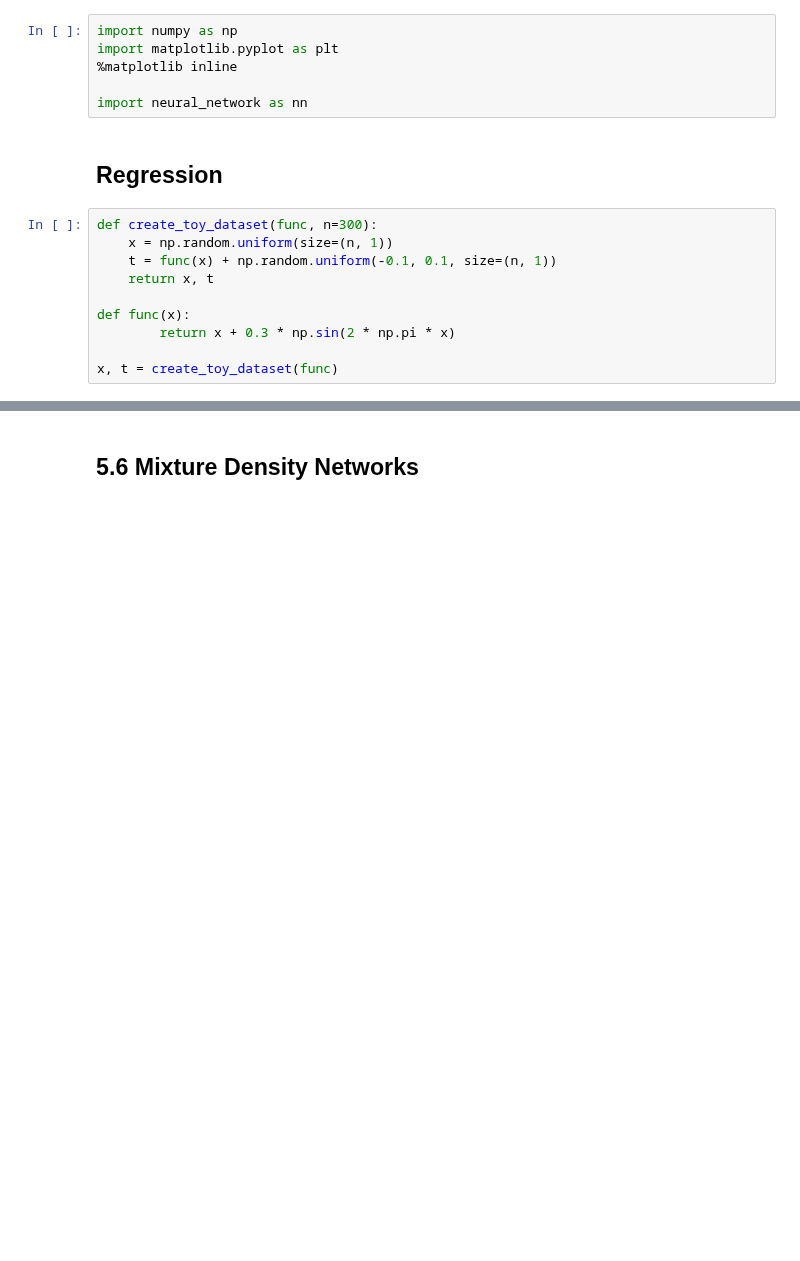
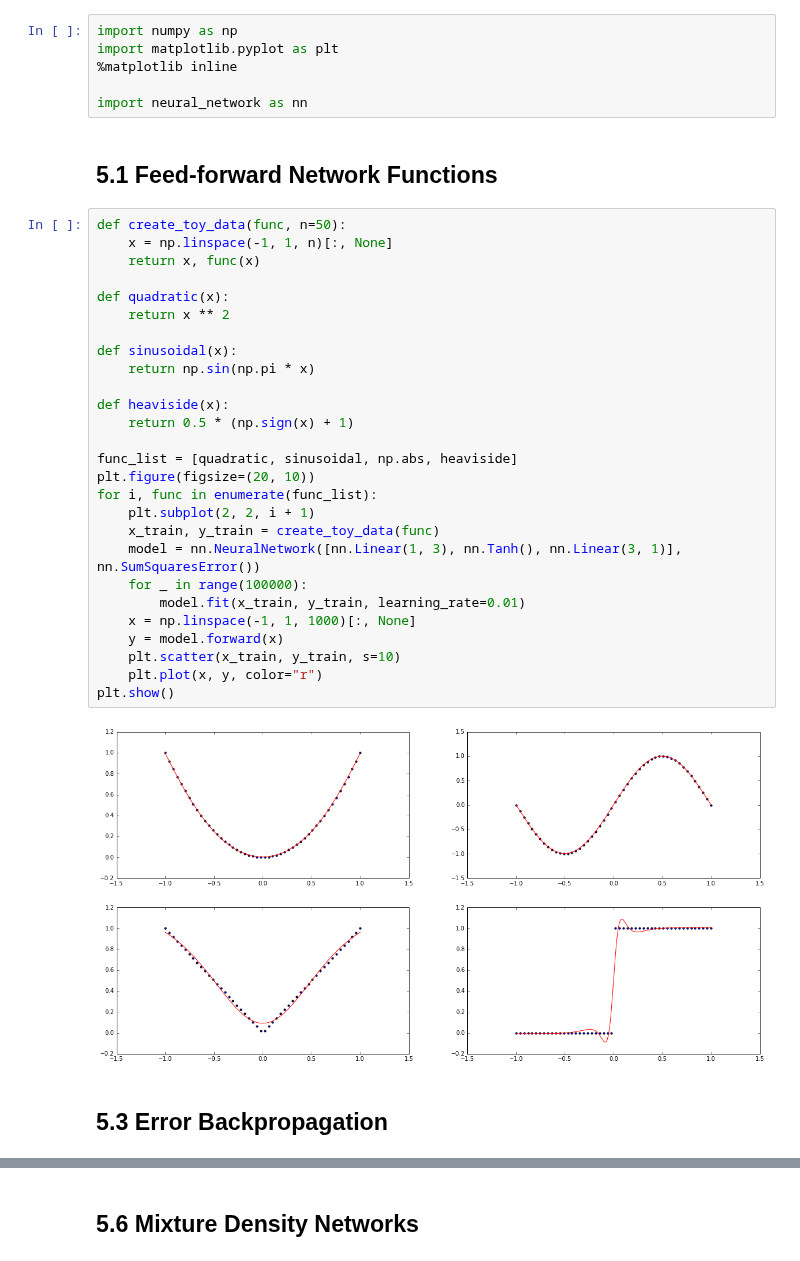
Before and after one commit to ctgk/PRML, a Jupyter notebook: ch05_Neural_Networks.ipynb, the cells around one changed output, grey strips where cells are left out. Saved outputs shown, nothing was run; the diff lists cells and outputs as text; blank space fills up the shorter version.

```diff
--- a/ch05_Neural_Networks.ipynb
+++ b/ch05_Neural_Networks.ipynb
@@ -6,16 +6,37 @@ import matplotlib.pyplot as plt
 %matplotlib inline
 
 import neural_network as nn
-# %% [markdown]
-## Regression
-# %%
-def create_toy_dataset(func, n=300):
-    x = np.random.uniform(size=(n, 1))
-    t = func(x) + np.random.uniform(-0.1, 0.1, size=(n, 1))
-    return x, t
-
-def func(x):
-        return x + 0.3 * np.sin(2 * np.pi * x)
-
-x, t = create_toy_dataset(func)
+# %% [markdown]
+## 5.1 Feed-forward Network Functions
+# %%
+def create_toy_data(func, n=50):
+    x = np.linspace(-1, 1, n)[:, None]
+    return x, func(x)
+
+def quadratic(x):
+    return x ** 2
+
+def sinusoidal(x):
+    return np.sin(np.pi * x)
+
+def heaviside(x):
+    return 0.5 * (np.sign(x) + 1)
+
+func_list = [quadratic, sinusoidal, np.abs, heaviside]
+plt.figure(figsize=(20, 10))
+for i, func in enumerate(func_list):
+    plt.subplot(2, 2, i + 1)
+    x_train, y_train = create_toy_data(func)
+    model = nn.NeuralNetwork([nn.Linear(1, 3), nn.Tanh(), nn.Linear(3, 1)], nn.SumSquaresError())
+    for _ in range(100000):
+        model.fit(x_train, y_train, learning_rate=0.01)
+    x = np.linspace(-1, 1, 1000)[:, None]
+    y = model.forward(x)
+    plt.scatter(x_train, y_train, s=10)
+    plt.plot(x, y, color="r")
+plt.show()
+# %% [output]
+[figure, added]
+# %% [markdown]
+## 5.3 Error Backpropagation
 # %%
```
Also changed, not shown: parts of 13 cells of this notebook, 1 other file.
